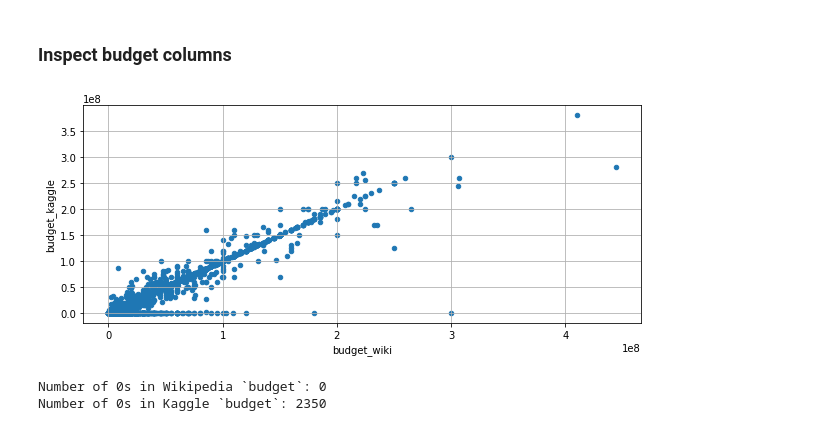
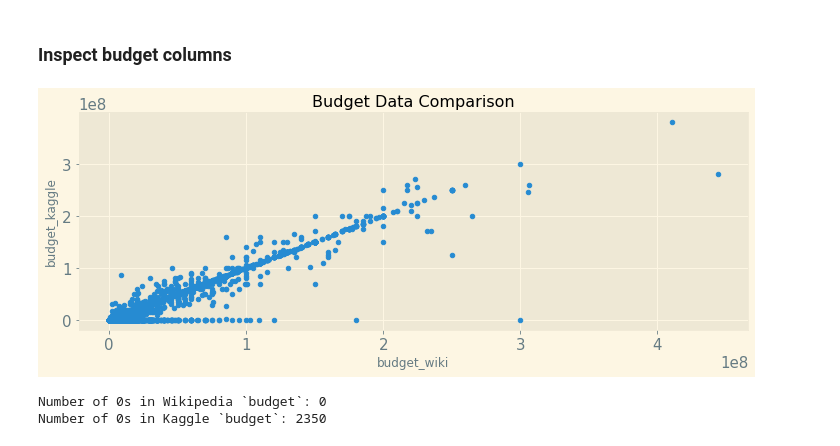
Before and after one commit to tri-bui/sandbox-dbs, a Jupyter notebook: movie-etl/notebooks/2-transform.ipynb, the cells around one changed output. Cells and saved outputs as stored; diff of their text form; code cells hidden in the pictures.

```diff
--- a/movie-etl/notebooks/2-transform.ipynb
+++ b/movie-etl/notebooks/2-transform.ipynb
@@ -12,5 +13,11 @@ import pandas as pd
 import matplotlib.pyplot as plt
 %matplotlib inline
+# %%
+# Plot settings
+plot_styles = mpl.style.available
+mpl.style.use(plot_styles[0])
+mpl.rcParams['figure.figsize'] = (12, 4)
+mpl.rcParams['font.size'] = 15
 # %%
 # Path to data directory
 data_path = os.path.join('..', 'data')
@@ -268,12 +252,12 @@ redundant_cols
 # %% [markdown]
 ### Inspect budget columns
 # %%
-# Extract budget columns
+# Extract budget cols
 budget = movies_df[['budget_wiki', 'budget_kaggle']]
 
 # Scatterplot
-budget.plot(kind='scatter', x='budget_wiki', y='budget_kaggle', figsize=(10, 4), grid=True)
+budget.plot(kind='scatter', x='budget_wiki', y='budget_kaggle', title='Budget Data Comparison')
 plt.show()
 # %% [output]
-[figure, old version]
+[figure, new version]
 # %%
```
Also changed, not shown: parts of 24 cells of this notebook.
